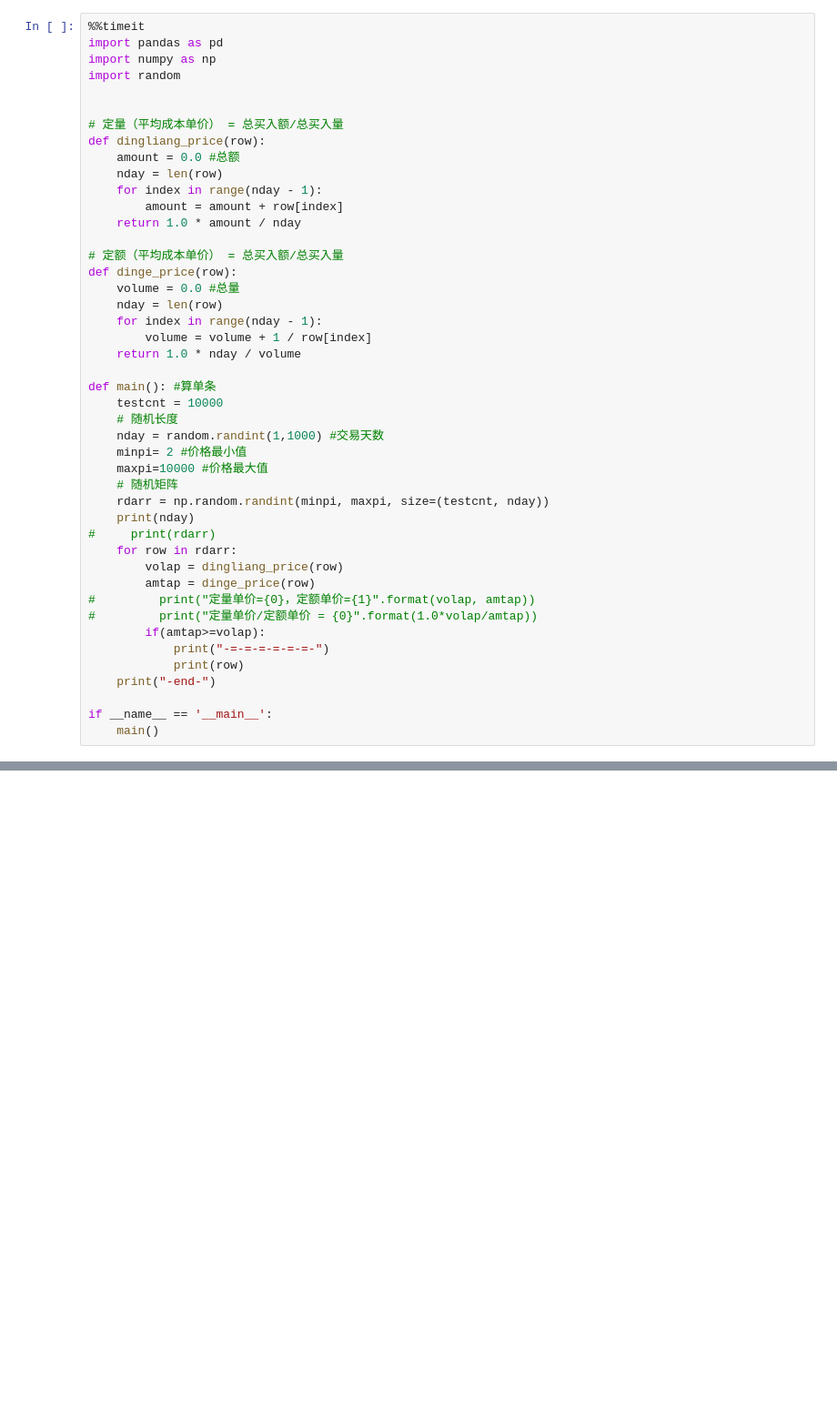
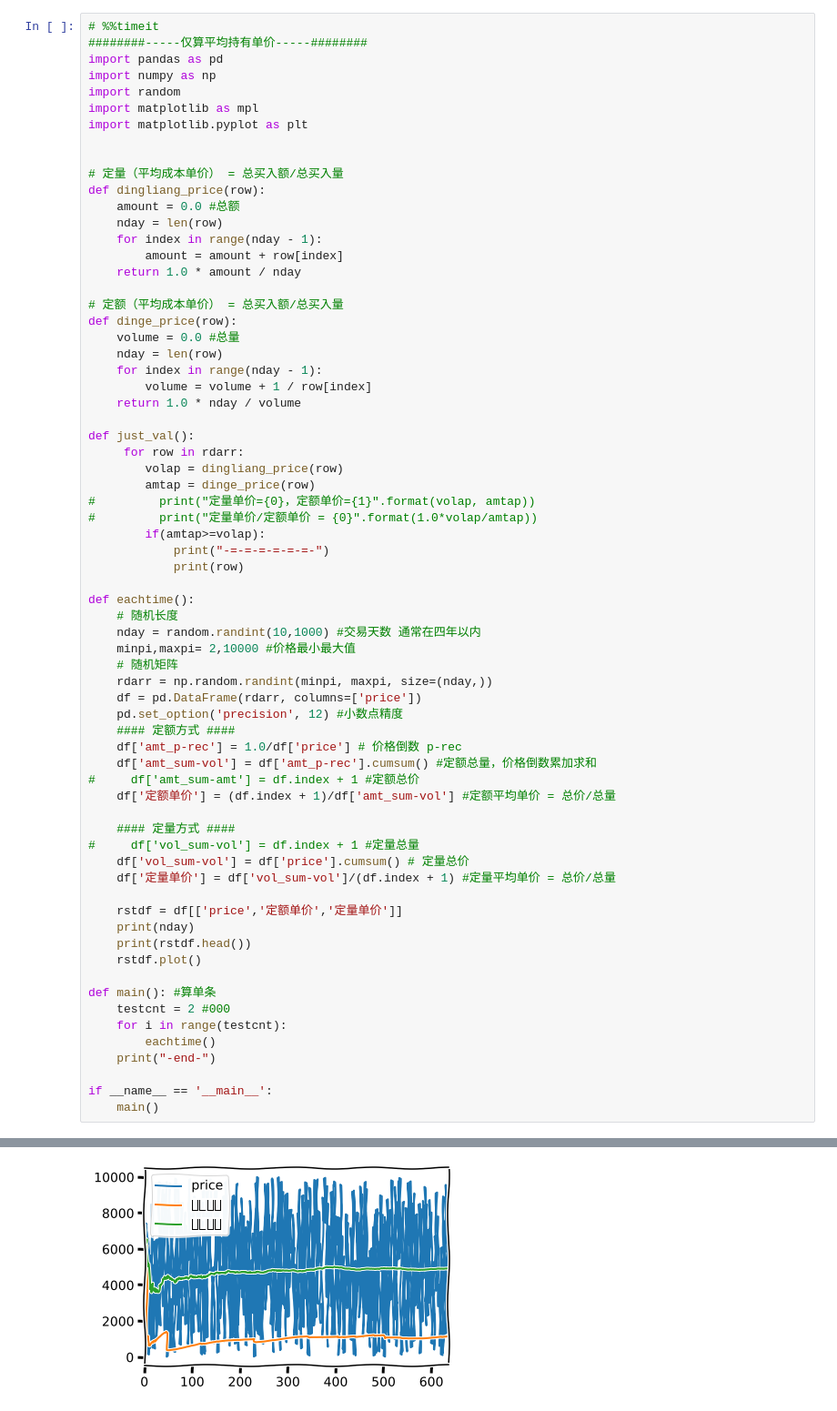
Before and after one commit to hexj/starsea, a Jupyter notebook: env-ide/data/monte-carlo.ipynb, the cells around one changed output, grey strips where cells are left out. Shown at 91% size. Cells and saved outputs as stored; diff of their text form; blank space fills up the shorter version.

```diff
--- a/env-ide/data/monte-carlo.ipynb
+++ b/env-ide/data/monte-carlo.ipynb
@@ -1,8 +1,11 @@
 # %%
-%%timeit
+# %%timeit
+########-----仅算平均持有单价-----########
 import pandas as pd
 import numpy as np
 import random
+import matplotlib as mpl
+import matplotlib.pyplot as plt
 
 
 # 定量（平均成本单价） = 总买入额/总买入量
@@ -21,17 +24,8 @@ def dinge_price(row):
         volume = volume + 1 / row[index]
     return 1.0 * nday / volume
 
-def main(): #算单条
-    testcnt = 10000
-    # 随机长度
-    nday = random.randint(1,1000) #交易天数
-    minpi= 2 #价格最小值
-    maxpi=10000 #价格最大值
-    # 随机矩阵
-    rdarr = np.random.randint(minpi, maxpi, size=(testcnt, nday))
-    print(nday)
-#     print(rdarr)
-    for row in rdarr:
+def just_val():
+     for row in rdarr:
         volap = dingliang_price(row)
         amtap = dinge_price(row)
 #         print("定量单价={0}，定额单价={1}".format(volap, amtap))
@@ -39,6 +33,35 @@ def main(): #算单条
         if(amtap>=volap):
             print("-=-=-=-=-=-=-")
             print(row)
+
+def eachtime():
+    # 随机长度
+    nday = random.randint(10,1000) #交易天数 通常在四年以内
+    minpi,maxpi= 2,10000 #价格最小最大值
+    # 随机矩阵
+    rdarr = np.random.randint(minpi, maxpi, size=(nday,))
+    df = pd.DataFrame(rdarr, columns=['price'])
+    pd.set_option('precision', 12) #小数点精度
+    #### 定额方式 ####
+    df['amt_p-rec'] = 1.0/df['price'] # 价格倒数 p-rec
+    df['amt_sum-vol'] = df['amt_p-rec'].cumsum() #定额总量，价格倒数累加求和
+#     df['amt_sum-amt'] = df.index + 1 #定额总价
+    df['定额单价'] = (df.index + 1)/df['amt_sum-vol'] #定额平均单价 = 总价/总量
+
+    #### 定量方式 ####
+#     df['vol_sum-vol'] = df.index + 1 #定量总量
+    df['vol_sum-vol'] = df['price'].cumsum() # 定量总价
+    df['定量单价'] = df['vol_sum-vol']/(df.index + 1) #定量平均单价 = 总价/总量
+
+    rstdf = df[['price','定额单价','定量单价']]
+    print(nday)
+    print(rstdf.head())
+    rstdf.plot()
+
+def main(): #算单条
+    testcnt = 2 #000
+    for i in range(testcnt):
+        eachtime()
     print("-end-")
 
 if __name__ == '__main__':
@@ -47,0 +85 @@ NameError: name 'lenarr' is not defined
+[figure, added]
```
Also changed, not shown: parts of 3 cells of this notebook, 2 other files.
